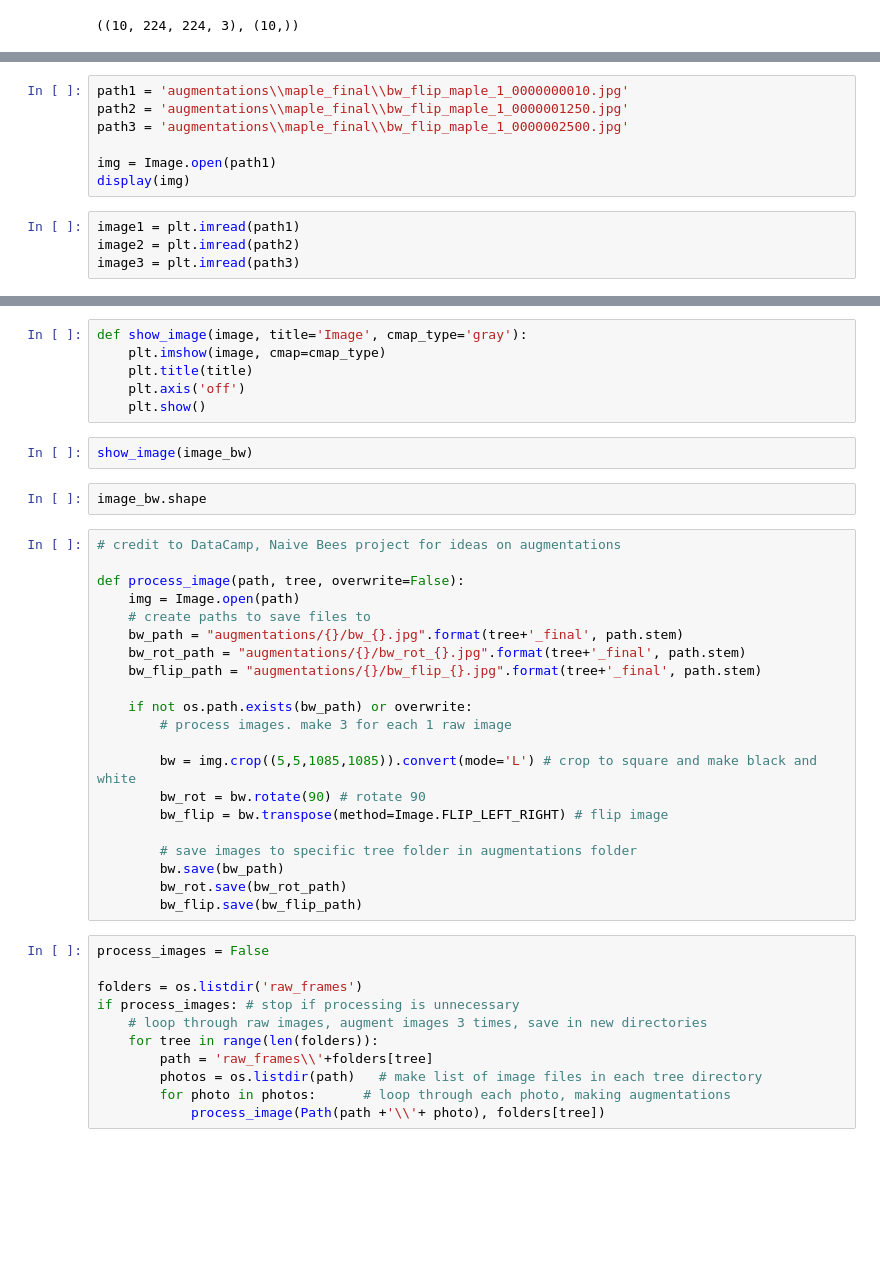
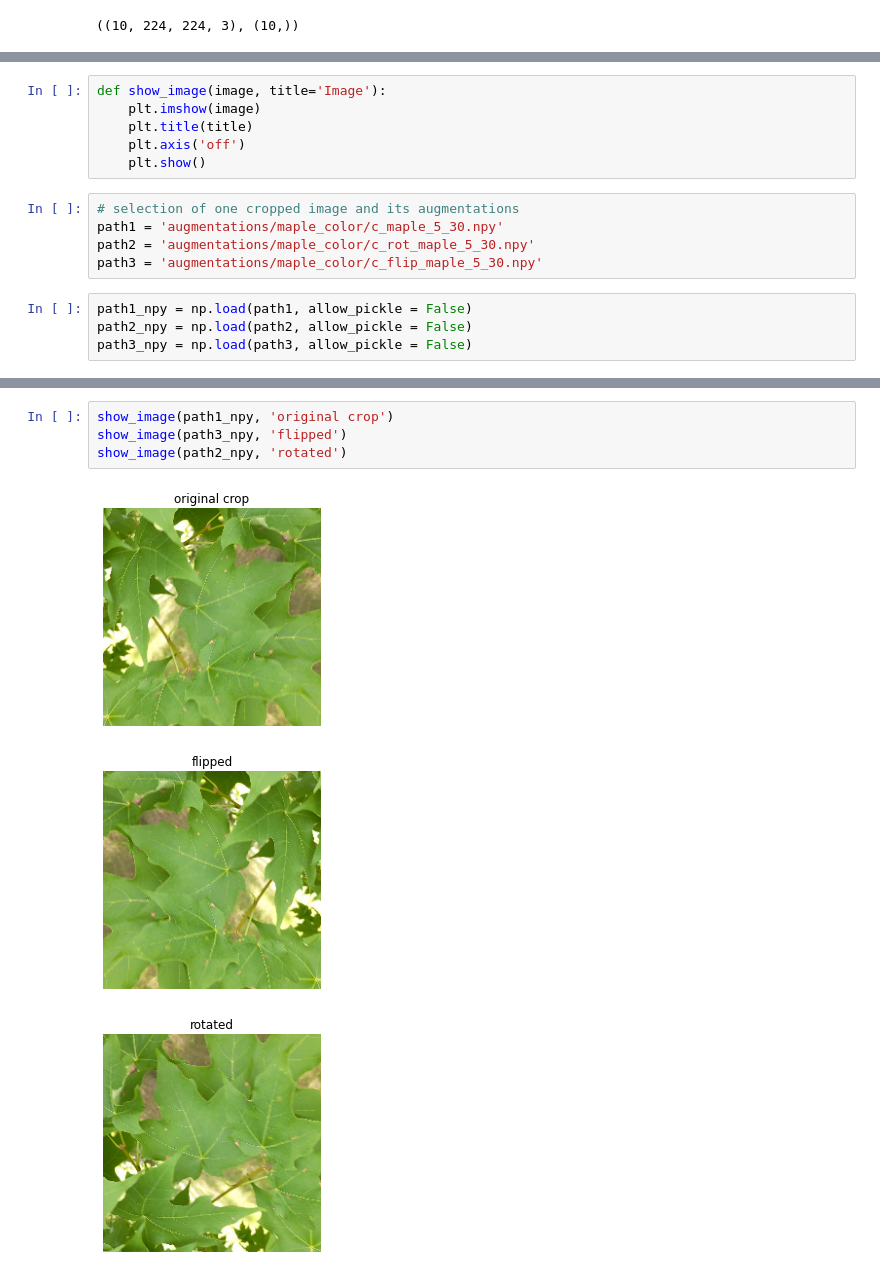
Before and after one commit to drewb8419/leaves_recognition_CNN, a Jupyter notebook: 1_Capstone3_wrangle_EDA.ipynb, the cells around one changed output, grey strips where cells are left out. Cells and saved outputs as stored; diff of their text form; blank space fills up the shorter version.

```diff
--- a/1_Capstone3_wrangle_EDA.ipynb
+++ b/1_Capstone3_wrangle_EDA.ipynb
@@ -442,11 +467,15 @@ show_image(bw_rotate)
+# %%
+def show_image(image, title='Image'):
+    plt.imshow(image)
+    plt.title(title)
+    plt.axis('off')
+    plt.show()
 # %%
-path1 = 'augmentations\\maple_final\\bw_flip_maple_1_0000000010.jpg'
-path2 = 'augmentations\\maple_final\\bw_flip_maple_1_0000001250.jpg'
-path3 = 'augmentations\\maple_final\\bw_flip_maple_1_0000002500.jpg'
-
-img = Image.open(path1)
-display(img)
+# selection of one cropped image and its augmentations
+path1 = 'augmentations/maple_color/c_maple_5_30.npy'
+path2 = 'augmentations/maple_color/c_rot_maple_5_30.npy'
+path3 = 'augmentations/maple_color/c_flip_maple_5_30.npy'
 # %%
-image1 = plt.imread(path1)
-image2 = plt.imread(path2)
-image3 = plt.imread(path3)
+path1_npy = np.load(path1, allow_pickle = False)
+path2_npy = np.load(path2, allow_pickle = False)
+path3_npy = np.load(path3, allow_pickle = False)
@@ -459,42 +482,8 @@ image_bw = img_np>thresh
-# %%
-def show_image(image, title='Image', cmap_type='gray'):
-    plt.imshow(image, cmap=cmap_type)
-    plt.title(title)
-    plt.axis('off')
-    plt.show()
-# %%
-show_image(image_bw)
-# %%
-image_bw.shape
-# %%
-# credit to DataCamp, Naive Bees project for ideas on augmentations
-
-def process_image(path, tree, overwrite=False):
-    img = Image.open(path)
-    # create paths to save files to
-    bw_path = "augmentations/{}/bw_{}.jpg".format(tree+'_final', path.stem)
-    bw_rot_path = "augmentations/{}/bw_rot_{}.jpg".format(tree+'_final', path.stem)
-    bw_flip_path = "augmentations/{}/bw_flip_{}.jpg".format(tree+'_final', path.stem)
-
-    if not os.path.exists(bw_path) or overwrite:
-        # process images. make 3 for each 1 raw image
-
-        bw = img.crop((5,5,1085,1085)).convert(mode='L') # crop to square and make black and white
-        bw_rot = bw.rotate(90) # rotate 90
-        bw_flip = bw.transpose(method=Image.FLIP_LEFT_RIGHT) # flip image
-
-        # save images to specific tree folder in augmentations folder
-        bw.save(bw_path)
-        bw_rot.save(bw_rot_path)
-        bw_flip.save(bw_flip_path)
-# %%
-process_images = False
-
-folders = os.listdir('raw_frames')
-if process_images: # stop if processing is unnecessary
-    # loop through raw images, augment images 3 times, save in new directories
-    for tree in range(len(folders)):
-        path = 'raw_frames\\'+folders[tree]
-        photos = os.listdir(path)   # make list of image files in each tree directory
-        for photo in photos:      # loop through each photo, making augmentations
-            process_image(Path(path +'\\'+ photo), folders[tree])
+# %%
+show_image(path1_npy, 'original crop')
+show_image(path3_npy, 'flipped')
+show_image(path2_npy, 'rotated')
+# %% [output]
+[figure, added]
+[figure, added]
+[figure, added]
```
Also changed, not shown: parts of 60 cells of this notebook, 4 other files.
